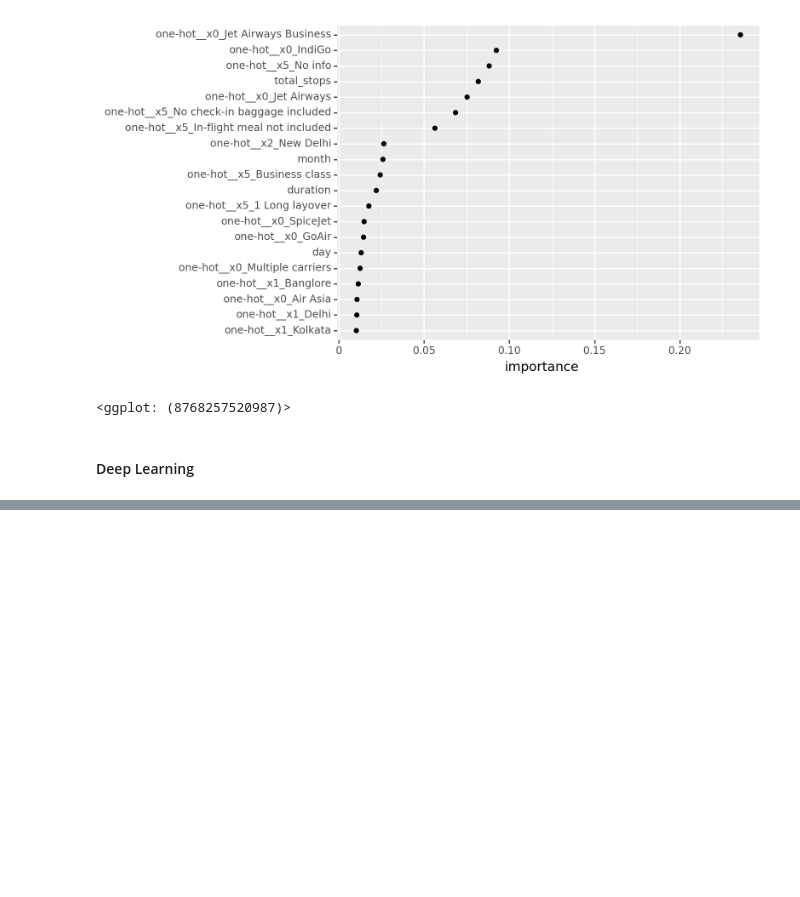
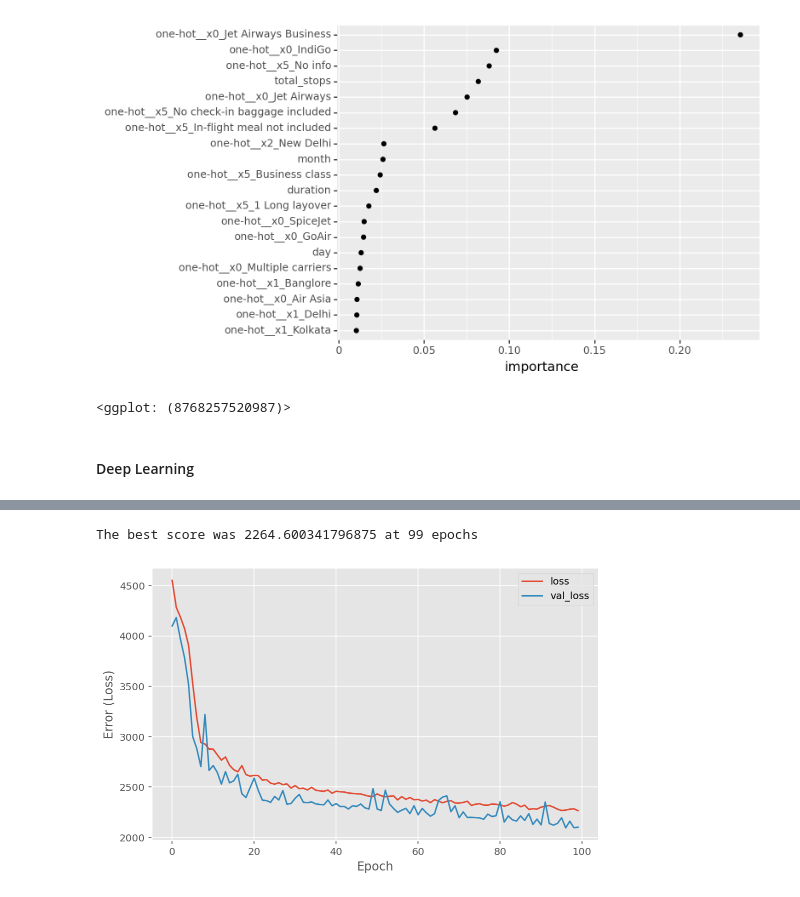
Before and after one commit to aeprogress/flights-price-ml, a Jupyter notebook: src/main.ipynb, the cells around one changed output, grey strips where cells are left out. Saved outputs shown, nothing was run; the diff lists cells and outputs as text; code cells hidden in the pictures; blank space fills up the shorter version.

```diff
--- a/src/main.ipynb
+++ b/src/main.ipynb
@@ -1118,3 +1118,31 @@ top_20_features = vi.nlargest(20, 'importance')
 <ggplot: (8768257520987)>
 # %% [markdown]
 #### Deep Learning
+# %%
+# create train/test split
+ddf = pd.read_csv('../data/cleaned_data.csv')
+
+train, test = train_test_split(ddf, train_size=0.7, random_state=123)
+
+# separate features from labels and only use numeric features
+X_train = train.drop("price", axis=1)
+y_train = train[["price"]]
+
+model = Sequential([
+    layers.Dense(30, activation = 'selu'),
+    layers.Dense(60, activation='selu'),
+    layers.Dense(250, activation='elu'),
+    layers.Dropout(0.2),
+    layers.Dense(1)
+])
+
+# create new feature set with encoded features
+X_train_encoded = pd.get_dummies(X_train)
+
+model.compile(loss='mean_absolute_error', optimizer='adam')
+history = model.fit(
+    x = X_train_encoded ,
+    y = y_train ,
+    validation_split = 0.3,
+    batch_size = 20,
+    epochs=100)
@@ -1120,0 +1167,15 @@ top_20_features = vi.nlargest(20, 'importance')
+# %%
+# Function to plot loss
+def plot_loss(history):
+    plt.plot(history.history['loss'], label='loss')
+    plt.plot(history.history['val_loss'], label='val_loss')
+    plt.xlabel('Epoch')
+    plt.ylabel('Error (Loss)')
+    plt.legend()
+    plt.grid(True)
+########################################################
+plot_loss(history)
+print('The best score was' ,min(history.history['loss']), "at", np.argmin(history.history['loss']), 'epochs')
+# %% [output]
+The best score was 2264.600341796875 at 99 epochs
+[figure, added]
```
Also changed, not shown: parts of 1 cell of this notebook.
